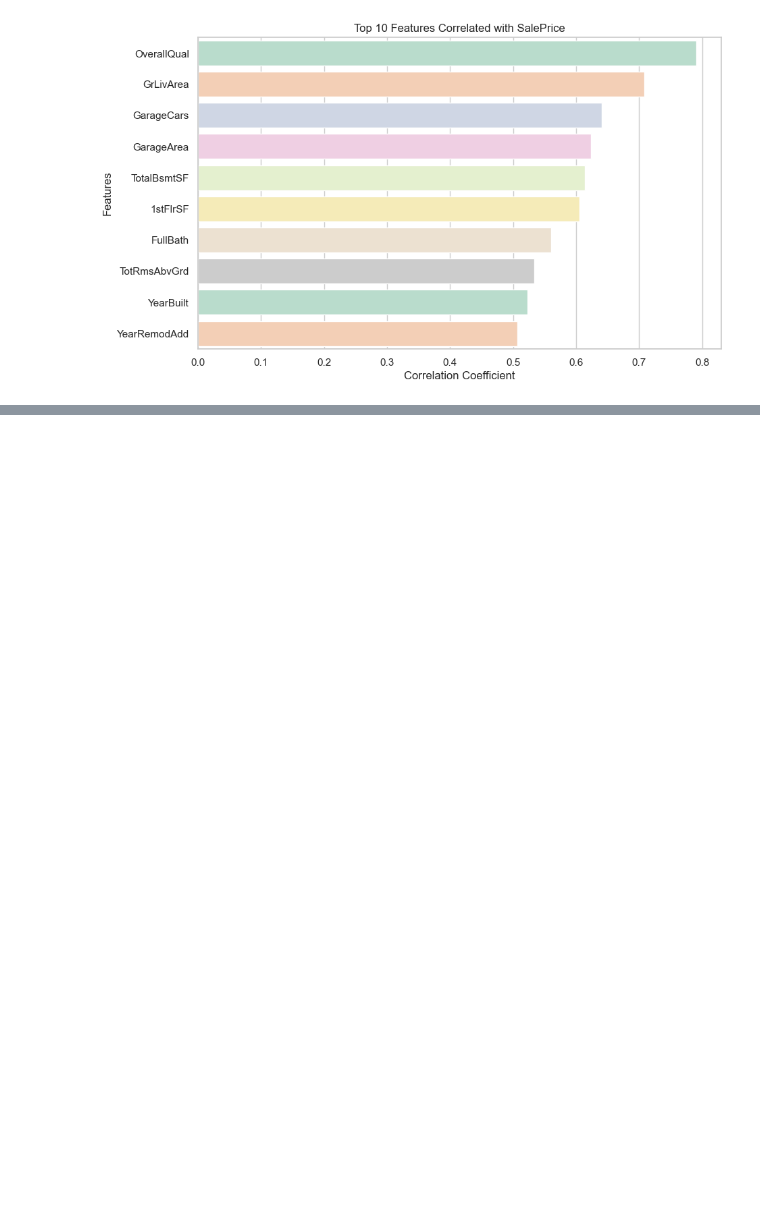
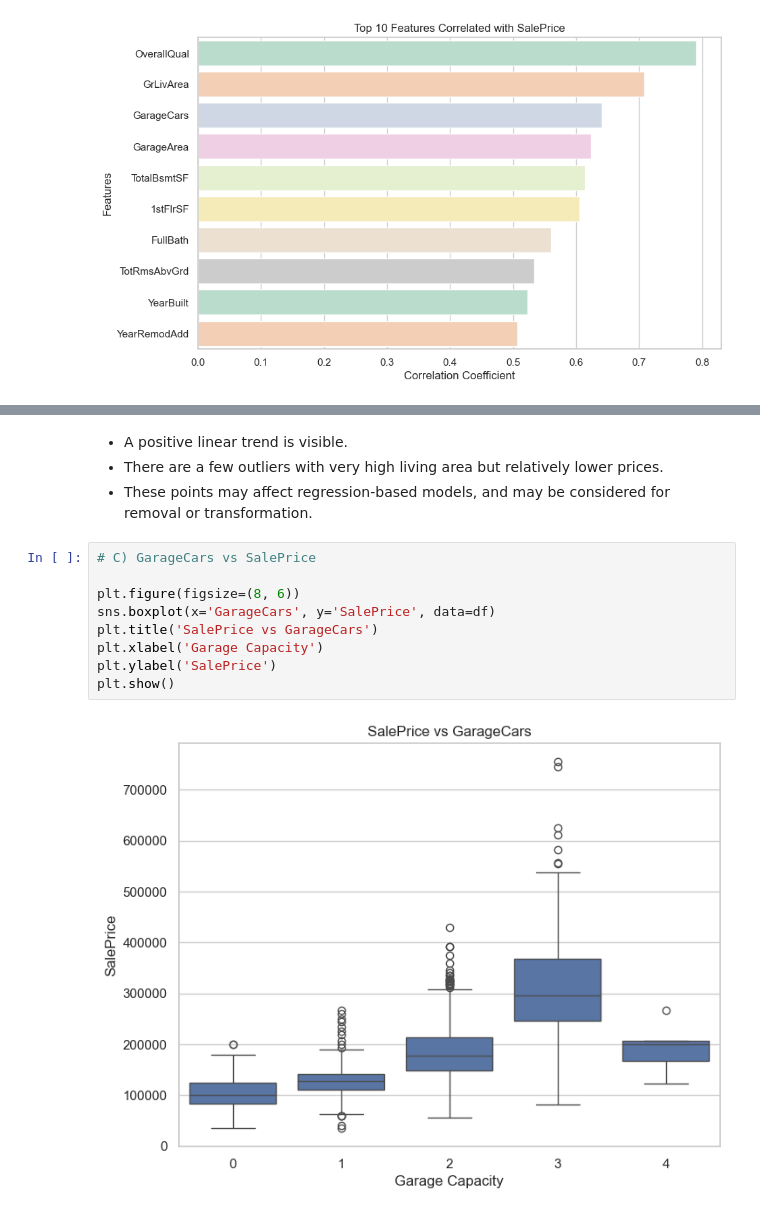
Before and after one commit to Prasad777777/CSI, a Jupyter notebook: Week5_Assignment/assignment_week5.ipynb, the cells around one changed output, grey strips where cells are left out. Drawn from its saved outputs; the diff is of its cells as text; blank space fills up the shorter version.

```diff
--- a/Week5_Assignment/assignment_week5.ipynb
+++ b/Week5_Assignment/assignment_week5.ipynb
@@ -162,0 +194,15 @@ KeyError: "'Sequential' is not a known colormap name"
+# %% [markdown]
+- A positive linear trend is visible.
+- There are a few outliers with very high living area but relatively lower prices.
+- These points may affect regression-based models, and may be considered for removal or transformation.
+# %%
+# C) GarageCars vs SalePrice
+
+plt.figure(figsize=(8, 6))
+sns.boxplot(x='GarageCars', y='SalePrice', data=df)
+plt.title('SalePrice vs GarageCars')
+plt.xlabel('Garage Capacity')
+plt.ylabel('SalePrice')
+plt.show()
+# %% [output]
+[figure, added]
```
Also changed, not shown: parts of 17 cells of this notebook.
